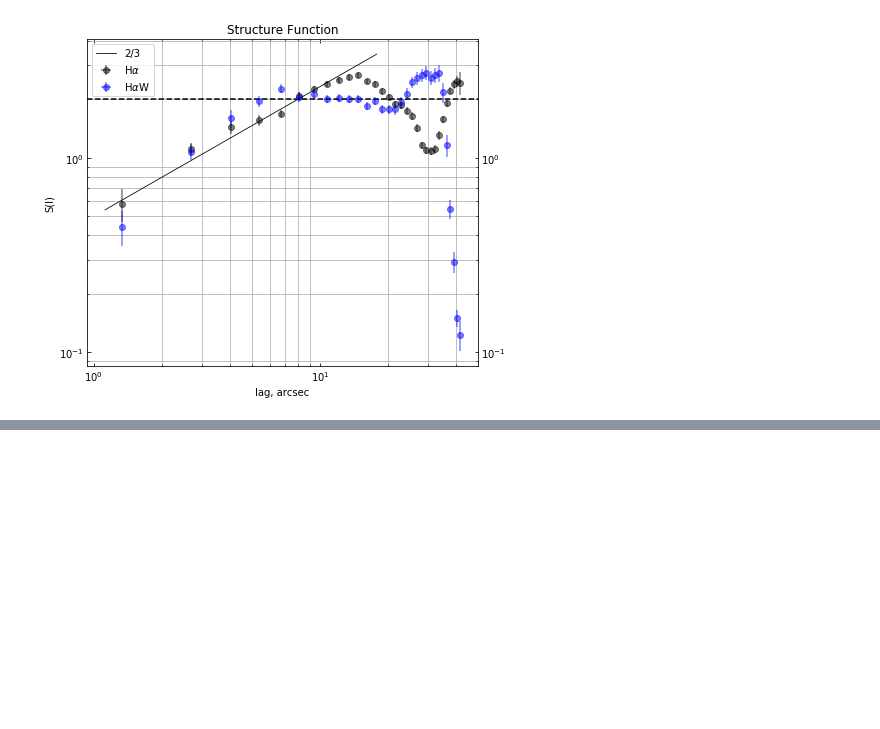
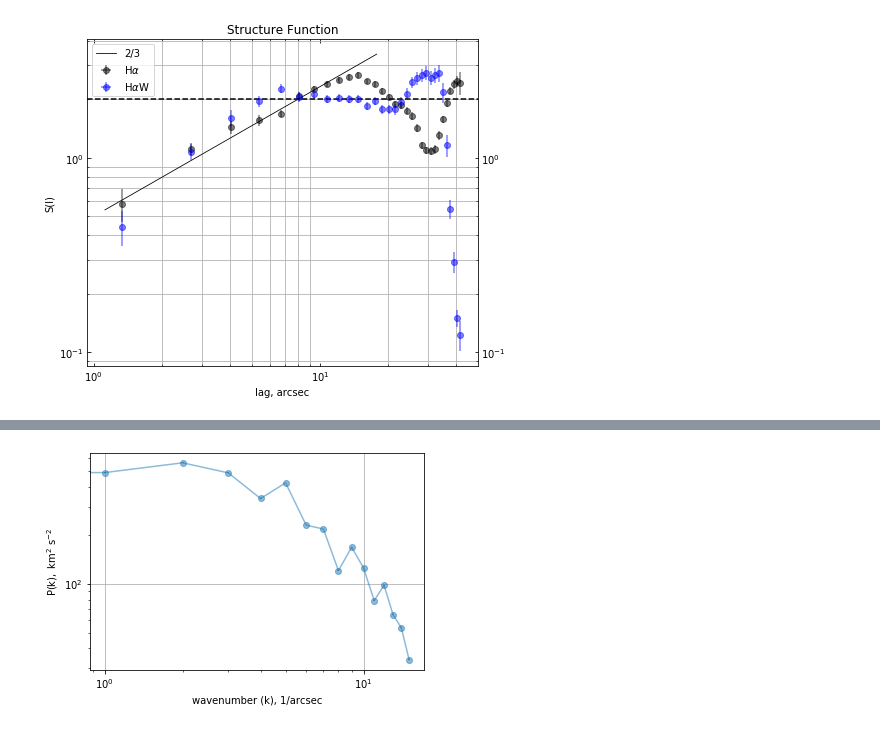
Before and after one commit to will-henney/JavGVastro-PhD, a Jupyter notebook: 604.ipynb, the cells around one changed output, grey strips where cells are left out. Saved outputs shown, nothing was run; the diff lists cells and outputs as text; code cells hidden in the pictures; blank space fills up the shorter version.

```diff
--- a/604.ipynb
+++ b/604.ipynb
@@ -1191,0 +1220,4 @@ plt.grid(which='minor')
+# %%
+ps_Hav=ps(dfav)
+# %% [output]
+[figure, added]
```
Also changed, not shown: parts of 11 cells of this notebook.
